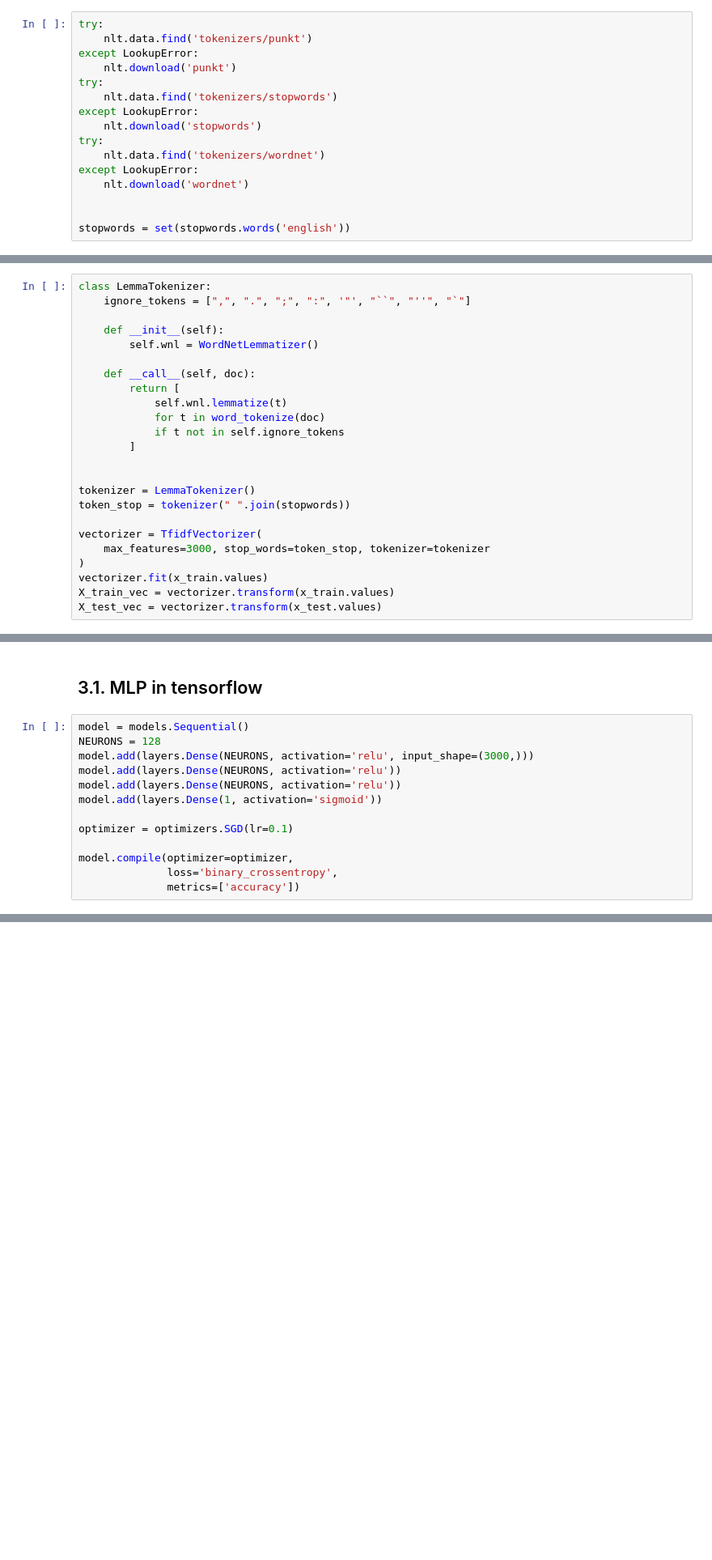
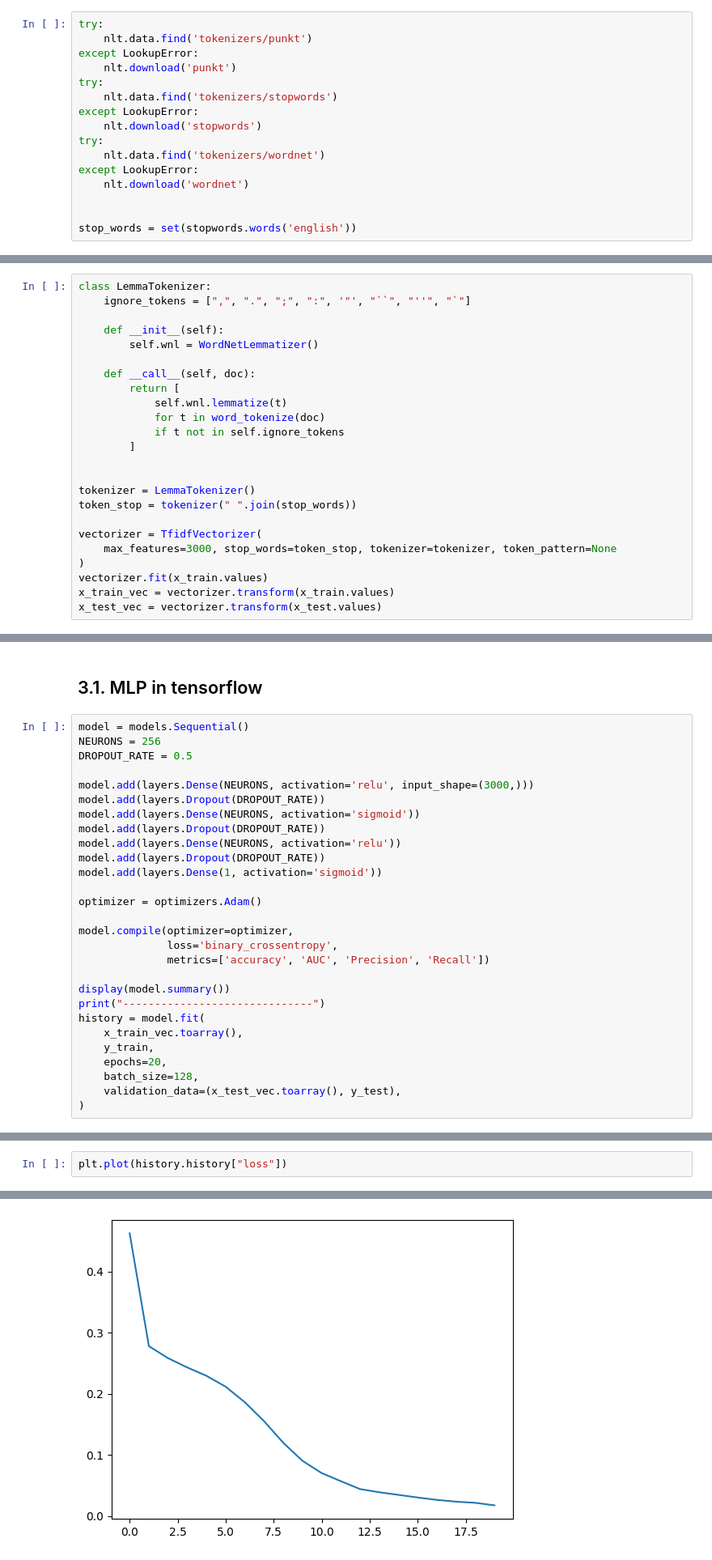
Before and after one commit to Shahriar-0/Artificial-Intelligence-Course-Projects-S2023, a Jupyter notebook: 6 - Neural Networks/AI_CA6.ipynb, the cells around one changed output, grey strips where cells are left out. Shown at 81% size. Drawn from its saved outputs; the diff is of its cells as text; blank space fills up the shorter version.

```diff
--- a/6 - Neural Networks/AI_CA6.ipynb
+++ b/6 - Neural Networks/AI_CA6.ipynb
@@ -82,7 +82,7 @@ except LookupError:
     nlt.download('wordnet')
 
 
-stopwords = set(stopwords.words('english'))
+stop_words = set(stopwords.words('english'))
 # %% [markdown]
 ## Part 1. MLP from scratch
 # %% [markdown]
@@ -924,14 +924,14 @@ class LemmaTokenizer:
 
 
 tokenizer = LemmaTokenizer()
-token_stop = tokenizer(" ".join(stopwords))
+token_stop = tokenizer(" ".join(stop_words))
 
 vectorizer = TfidfVectorizer(
-    max_features=3000, stop_words=token_stop, tokenizer=tokenizer
+    max_features=3000, stop_words=token_stop, tokenizer=tokenizer, token_pattern=None
 )
 vectorizer.fit(x_train.values)
-X_train_vec = vectorizer.transform(x_train.values)
-X_test_vec = vectorizer.transform(x_test.values)
+x_train_vec = vectorizer.transform(x_train.values)
+x_test_vec = vectorizer.transform(x_test.values)
 # %% [markdown]
 Check if all the features are between 0 and 1.
 # %%
@@ -942,14 +942,29 @@ True
 ## 3.1. MLP in tensorflow
 # %%
 model = models.Sequential()
-NEURONS = 128
+NEURONS = 256
+DROPOUT_RATE = 0.5
+
 model.add(layers.Dense(NEURONS, activation='relu', input_shape=(3000,)))
+model.add(layers.Dropout(DROPOUT_RATE))
+model.add(layers.Dense(NEURONS, activation='sigmoid'))
+model.add(layers.Dropout(DROPOUT_RATE))
 model.add(layers.Dense(NEURONS, activation='relu'))
-model.add(layers.Dense(NEURONS, activation='relu'))
+model.add(layers.Dropout(DROPOUT_RATE))
 model.add(layers.Dense(1, activation='sigmoid'))
 
-optimizer = optimizers.SGD(lr=0.1)
+optimizer = optimizers.Adam()
 
 model.compile(optimizer=optimizer,
               loss='binary_crossentropy',
-              metrics=['accuracy'])
+              metrics=['accuracy', 'AUC', 'Precision', 'Recall'])
+
+display(model.summary())
+print("------------------------------")
+history = model.fit(
+    x_train_vec.toarray(),
+    y_train,
+    epochs=20,
+    batch_size=128,
+    validation_data=(x_test_vec.toarray(), y_test),
+)
@@ -955,0 +1007,3 @@ model.compile(optimizer=optimizer,
+# %%
+plt.plot(history.history["loss"])
+# %% [output]
@@ -956,3 +1011,4 @@ model.compile(optimizer=optimizer,
+[figure, added]
 # %% [markdown]
 ## 3.2. MLP in torch
 # %%
```
Also changed, not shown: parts of 12 cells of this notebook, 1 other file.
